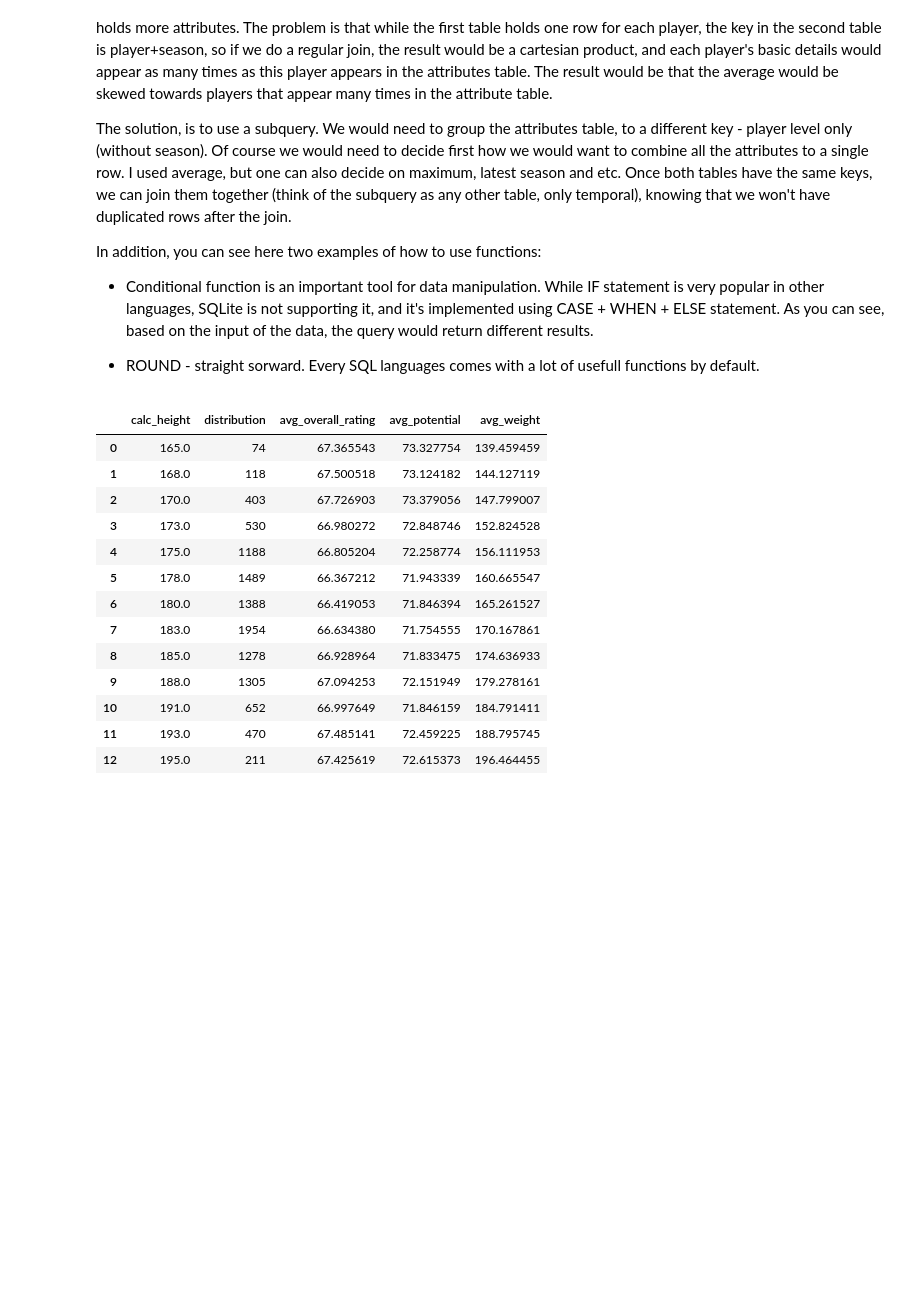
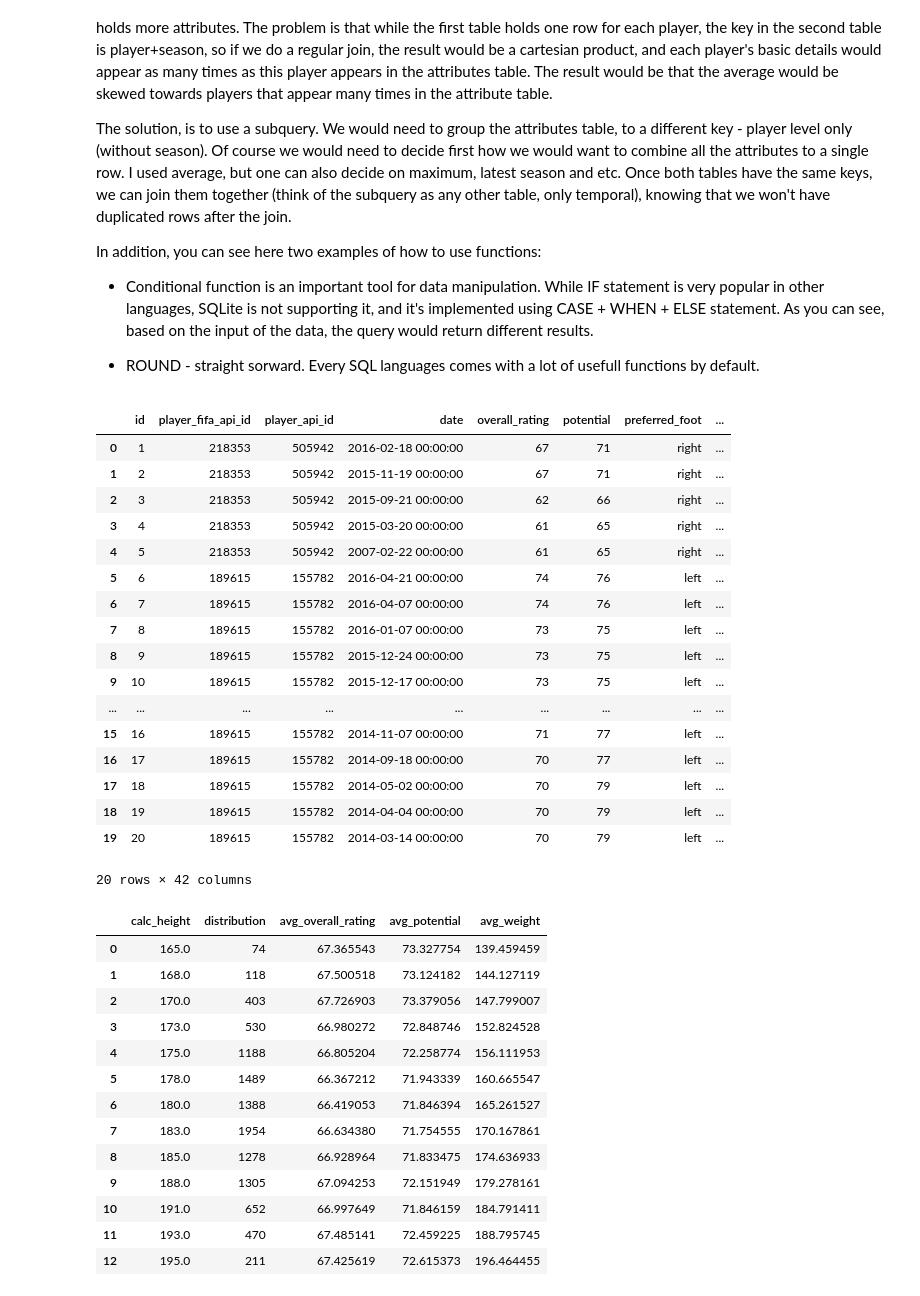
Before and after one commit to iadel93/DEBI_Round_3, a Jupyter notebook: SQL/usecase - 1/data-analysis-using-sql.ipynb, the cells around one changed output. Cells and saved outputs as stored; diff of their text form; code cells hidden in the pictures; blank space fills up the shorter version.

```diff
--- a/SQL/usecase - 1/data-analysis-using-sql.ipynb
+++ b/SQL/usecase - 1/data-analysis-using-sql.ipynb
@@ -298,6 +308,28 @@ As you can see, based on the input of the data, the query would return different
 
 * ROUND - straight sorward.
 Every SQL languages comes with a lot of usefull functions by default.
+# %%
+player_attributes = pd.read_sql("""SELECT * FROM Player_Attributes LIMIT 20""", con=conn)
+player_attributes
+# %% [output]
+|  | id | player_fifa_api_id | player_api_id | date | overall_rating | potential | preferred_foot | ... |
+| 0 | 1 | 218353 | 505942 | 2016-02-18 00:00:00 | 67 | 71 | right | ... |
+| 1 | 2 | 218353 | 505942 | 2015-11-19 00:00:00 | 67 | 71 | right | ... |
+| 2 | 3 | 218353 | 505942 | 2015-09-21 00:00:00 | 62 | 66 | right | ... |
+| 3 | 4 | 218353 | 505942 | 2015-03-20 00:00:00 | 61 | 65 | right | ... |
+| 4 | 5 | 218353 | 505942 | 2007-02-22 00:00:00 | 61 | 65 | right | ... |
+| 5 | 6 | 189615 | 155782 | 2016-04-21 00:00:00 | 74 | 76 | left | ... |
+| 6 | 7 | 189615 | 155782 | 2016-04-07 00:00:00 | 74 | 76 | left | ... |
+| 7 | 8 | 189615 | 155782 | 2016-01-07 00:00:00 | 73 | 75 | left | ... |
+| 8 | 9 | 189615 | 155782 | 2015-12-24 00:00:00 | 73 | 75 | left | ... |
+| 9 | 10 | 189615 | 155782 | 2015-12-17 00:00:00 | 73 | 75 | left | ... |
+| ... | ... | ... | ... | ... | ... | ... | ... | ... |
+| 15 | 16 | 189615 | 155782 | 2014-11-07 00:00:00 | 71 | 77 | left | ... |
+| 16 | 17 | 189615 | 155782 | 2014-09-18 00:00:00 | 70 | 77 | left | ... |
+| 17 | 18 | 189615 | 155782 | 2014-05-02 00:00:00 | 70 | 79 | left | ... |
+| 18 | 19 | 189615 | 155782 | 2014-04-04 00:00:00 | 70 | 79 | left | ... |
+| 19 | 20 | 189615 | 155782 | 2014-03-14 00:00:00 | 70 | 79 | left | ... |
+20 rows × 42 columns
 # %%
 players_height = pd.read_sql("""SELECT CASE
                                         WHEN ROUND(height)<165 then 165
```
Also changed, not shown: parts of 5 cells of this notebook, 3 other files.
